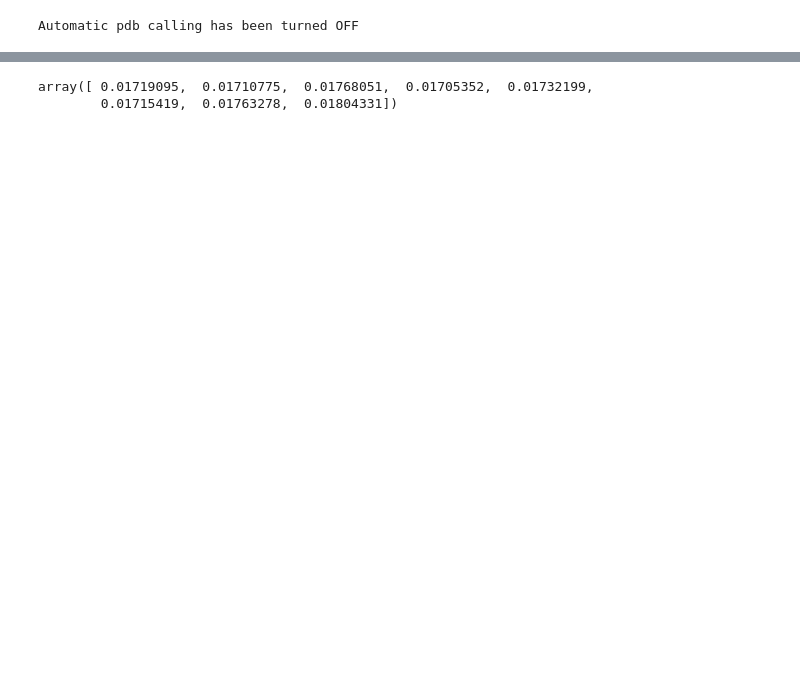
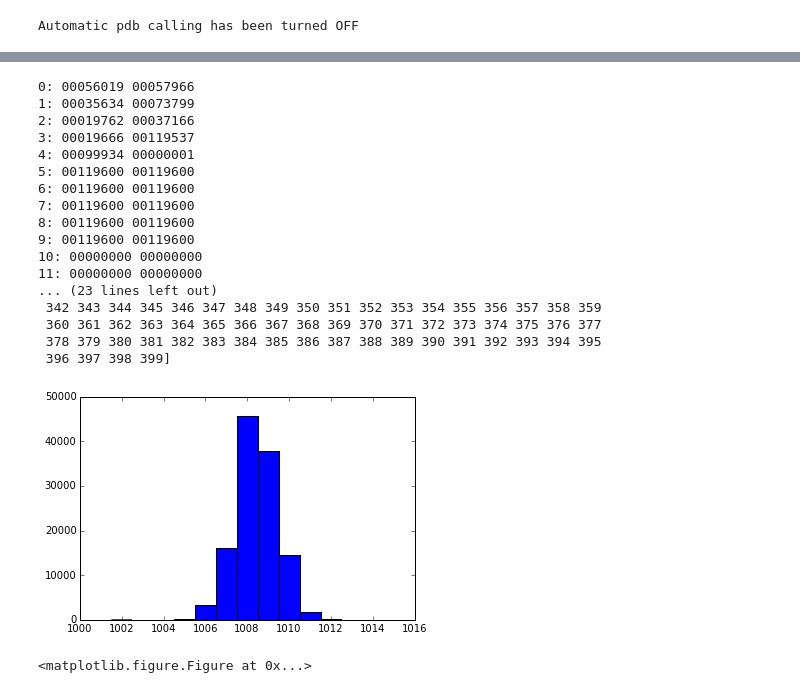
Before and after one commit to Subaru-PFS/ics_xcu_fpga, a Jupyter notebook: notebooks/ccdControl.ipynb, the cells around one changed output, grey strips where cells are left out. Drawn from its saved outputs; the diff is of its cells as text; code cells hidden in the pictures; blank space fills up the shorter version.

```diff
--- a/notebooks/ccdControl.ipynb
+++ b/notebooks/ccdControl.ipynb
@@ -193,5 +269,34 @@ readT=2.34 writeT=0.15
-# %%
-offs
-# %% [output]
-array([ 0.01719095,  0.01710775,  0.01768051,  0.01705352,  0.01732199,
-        0.01715419,  0.01763278,  0.01804331])
+# %%
+a0 = im[:,ccd.ampidx(0, im)]
+a2 = im[:,ccd.ampidx(2, im)]
+
+plt.hist(a0.flat, bins=np.arange(14)-6.5+np.median(a0))
+
+for i in range(16):
+    print "%d: %08d %08d" % (i, ((a0 & (1<<i)) > 0).sum(), ((a2 & (1<<i)) > 0).sum())
+
+#plt.figure()
+#plt.imshow(a0)
+#plt.plot(np.where(a0 & 0x1),'.')
+#yy,xx = np.where(a0 & 0x1)
+#print np.unique(xx)
+# %% [output]
+0: 00056019 00057966
+1: 00035634 00073799
+2: 00019762 00037166
+3: 00019666 00119537
+4: 00099934 00000001
+5: 00119600 00119600
+6: 00119600 00119600
+7: 00119600 00119600
+8: 00119600 00119600
+9: 00119600 00119600
+10: 00000000 00000000
+11: 00000000 00000000
+... (23 lines left out)
+ 342 343 344 345 346 347 348 349 350 351 352 353 354 355 356 357 358 359
+ 360 361 362 363 364 365 366 367 368 369 370 371 372 373 374 375 376 377
+ 378 379 380 381 382 383 384 385 386 387 388 389 390 391 392 393 394 395
+ 396 397 398 399]
+[figure, added]
+<matplotlib.figure.Figure at 0x...>
```
Also changed, not shown: parts of 14 cells of this notebook.
